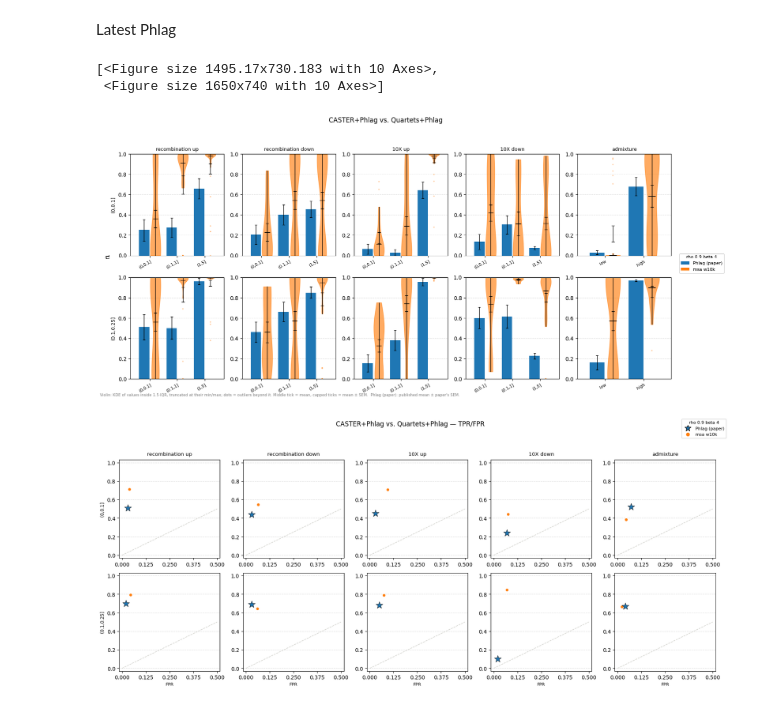
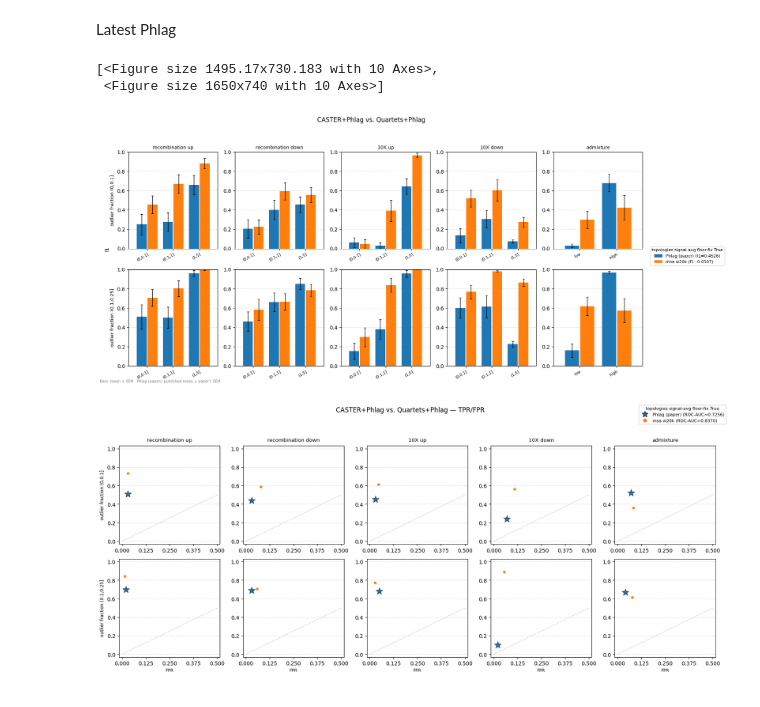
Before and after one commit to isaacangyu/phlag, a Jupyter notebook: bench/aggregate.ipynb, the cells around one changed output. Drawn from its saved outputs; the diff is of its cells as text; code cells hidden in the pictures.

```diff
--- a/bench/aggregate.ipynb
+++ b/bench/aggregate.ipynb
@@ -55,0 +33,6 @@ cra.top_configs(configs=config, k=20, metric="f1")
+# %%
+config = {}#{'-w': ['<4k']}
+best = cra.top_configs(configs=config, k=20, metric="f1")
+best_config = cra.list_config(best.loc[0][0]);
+print(best_config)
+best
@@ -659,15 +739,16 @@ cra.plot(
 # %% [markdown]
 Latest Phlag
 # %%
-config_smallW = deepcopy(full_config)
-config_smallW['-w'] = ['10k']
-config_smallW['--site'] = True
-config_smallW['--rho'] = 0.9
-config_smallW['--beta'] = 4
+# config_smallW = deepcopy(full_config)
+# config_smallW['-w'] = ['10k']
+# config_smallW['--site'] = True
+# config_smallW['--rho'] = 0.9
+# config_smallW['--beta'] = 4
 
-cra.plot([config_smallW, ], metrics=["f1", "tpr_fpr"], gtrees=True, plot_type="violin", title='CASTER+Phlag vs. Quartets+Phlag')
+
+cra.plot([best_config, ], metrics=["f1", "tpr_fpr"], gtrees=True, plot_type="bar", title='CASTER+Phlag vs. Quartets+Phlag')
 # %% [output]
 [<Figure size 1495.17x730.183 with 10 Axes>,
  <Figure size 1650x740 with 10 Axes>]
-[figure, old version]
+[figure, new version]
-[figure, old version]
+[figure, new version]
```
Also changed, not shown: parts of 15 cells of this notebook, 14 other files.
